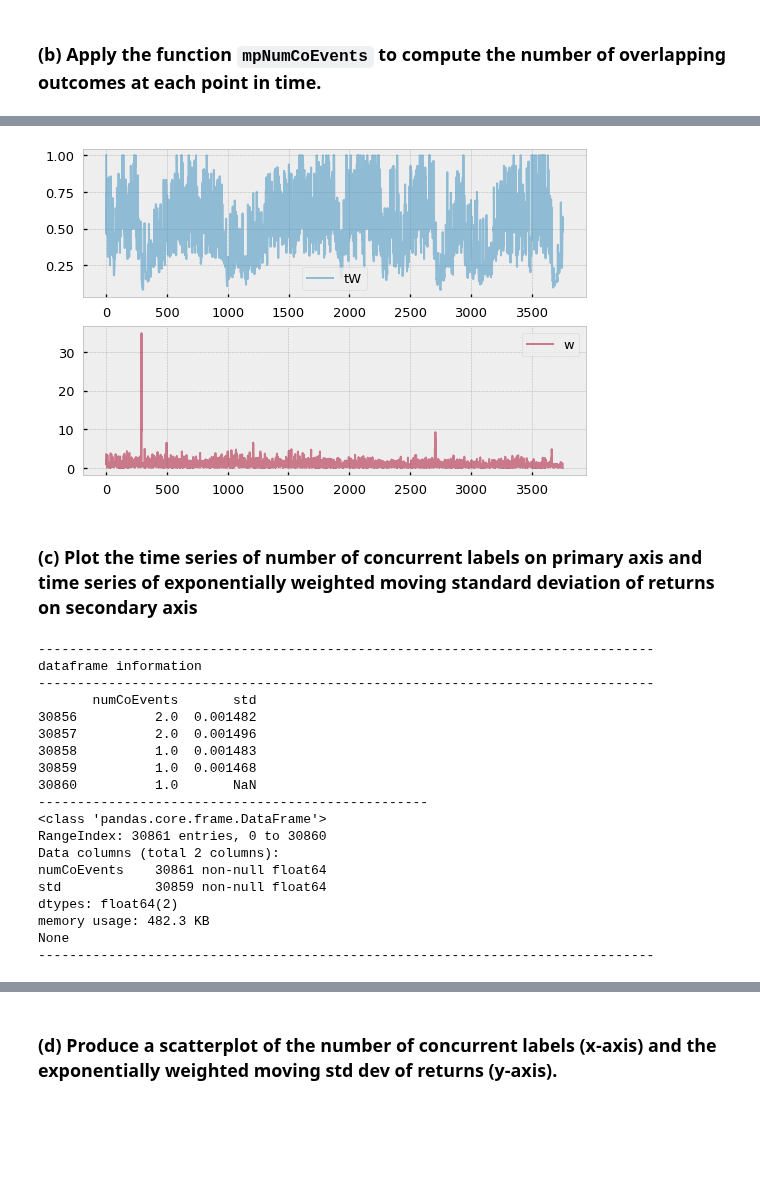
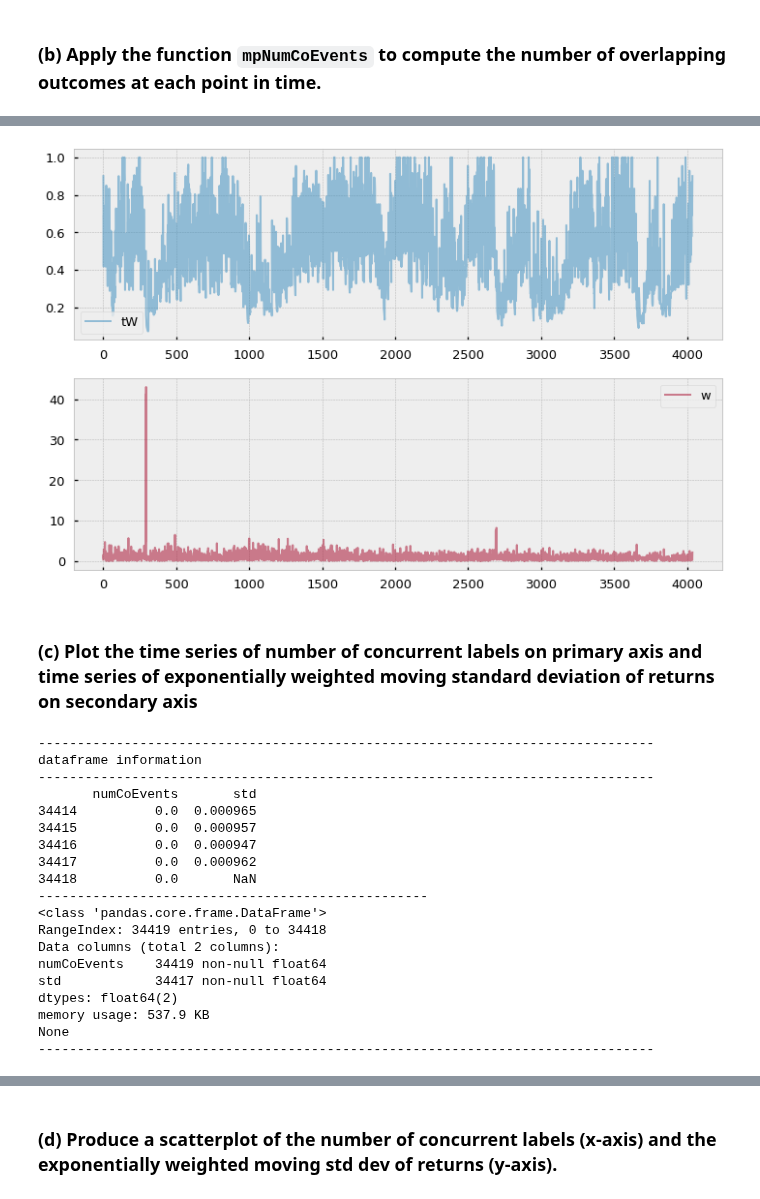
Before and after one commit to Dynami/Adv_Fin_ML_Exercises, a Jupyter notebook: notebooks/04. Sample Weights.ipynb, the cells around one changed output, grey strips where cells are left out. Drawn from its saved outputs; the diff is of its cells as text; code cells hidden in the pictures; blank space fills up the shorter version.

```diff
--- a/notebooks/04. Sample Weights.ipynb
+++ b/notebooks/04. Sample Weights.ipynb
@@ -215,12 +227,17 @@ def dask_resample(ser, freq='L'):
           ).compute()
     return tdf
 
-infp=Path(data_dir/'clean_IVE_fut_prices.parquet')
-df = pd.read_parquet(infp)
-cprint(df)
+if(False):
+    infp=Path(data_dir/'clean_IVE_fut_prices.parquet')
+    df = pd.read_parquet(infp)
+    cprint(df)
 
-dv_rs = dask_resample(df, '1s')
-cprint(dv_rs)
+    #dv_rs = dask_resample(df, '1s')
+    #cprint(dv_rs)
+else:
+    infp=Path(data_dir/'IVE_dollarValue_resampled_1s.parquet')
+    dv_rs = pd.read_parquet(infp)
+    cprint(dv_rs)
 # %% [output]
 -------------------------------------------------------------------------------
 dataframe information
@@ -386,8 +348,8 @@ None
 # %%
-fig, ax = plt.subplots(figsize=(9,6))
+fig, ax = plt.subplots(figsize=(12,8))
 out.reset_index(drop=True).plot(subplots=True, alpha=0.5, ax=ax);
 # %% [output]
-[figure, old version]
+[figure, new version]
 # %% [markdown]
 ### (c) Plot the time series of number of concurrent labels on primary axis and time series of exponentially weighted moving standard deviation of returns on secondary axis
 # %%
@@ -403,19 +365,19 @@ cprint(coEvents_std)
 dataframe information
 -------------------------------------------------------------------------------
        numCoEvents       std
-30856          2.0  0.001482
-30857          2.0  0.001496
-30858          1.0  0.001483
-30859          1.0  0.001468
-30860          1.0       NaN
+34414          0.0  0.000965
+34415          0.0  0.000957
+34416          0.0  0.000947
+34417          0.0  0.000962
+34418          0.0       NaN
 --------------------------------------------------
 <class 'pandas.core.frame.DataFrame'>
-RangeIndex: 30861 entries, 0 to 30860
+RangeIndex: 34419 entries, 0 to 34418
 Data columns (total 2 columns):
-numCoEvents    30861 non-null float64
-std            30859 non-null float64
+numCoEvents    34419 non-null float64
+std            34417 non-null float64
 dtypes: float64(2)
-memory usage: 482.3 KB
+memory usage: 537.9 KB
 None
 -------------------------------------------------------------------------------
 # %%
```
Also changed, not shown: parts of 12 cells of this notebook, 8 other files.
